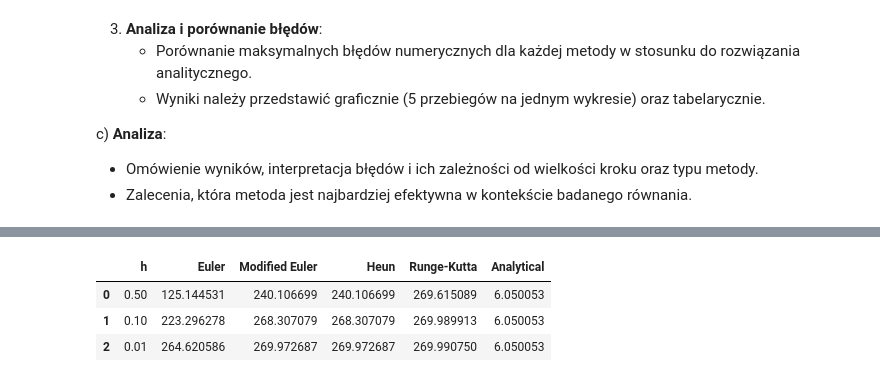
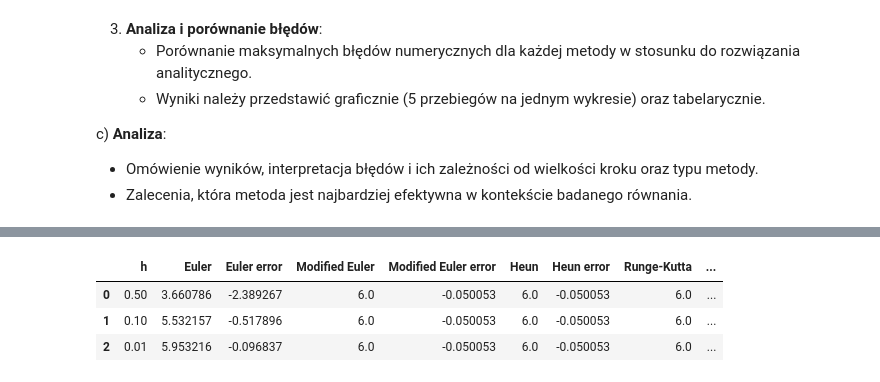
Before and after one commit to Hadidomena/MetodyNumeryczne, a Jupyter notebook: MetodyNumeryczne/Sprawozdanie4.ipynb, the cells around one changed output, grey strips where cells are left out. Saved outputs shown, nothing was run; the diff lists cells and outputs as text; code cells hidden in the pictures.

```diff
--- a/MetodyNumeryczne/Sprawozdanie4.ipynb
+++ b/MetodyNumeryczne/Sprawozdanie4.ipynb
@@ -19,8 +21,7 @@
 
     - Metoda Rungego-Kutty - bardziej zaawansowana metoda, która pozwala na uzyskanie lepszej dokładności dzięki wykorzystaniu kilku ocen nachylenia funkcji w jednym kroku iteracyjnym.
 # %%
-f = lambda x, y: x + y
-
+f = lambda x,y: x + y;
 def euler(x, y, h, target):
     while x < target:
         y += h * f(x, y)
@@ -29,17 +30,13 @@ def euler(x, y, h, target):
 
 def modifiedEuler(x, y, h, target):
     while x < target:
-        k1 = f(x, y)
-        k2 = f(x + h, y + h * k1)
-        y += h * 0.5 * (k1 + k2)
+        y += h * f(x + 0.5*h, y +0.5*h*f(x,y))
         x += h
-    return (x, y)
+    return (x,y)
 
 def heun(x, y, h, target):
     while x < target:
-        k1 = f(x, y)
-        k2 = f(x + h, y + h * k1)
-        y += h * 0.5 * (k1 + k2)
+        y += 0.5 * h * (f(x, y) + f(x + h, y + h * f(x, y)))
         x += h
     return (x, y)
 
@@ -49,7 +46,7 @@ def rungyKatt(x, y, h, target):
         k2 = f(x + 0.5 * h, y + 0.5 * h * k1)
         k3 = f(x + 0.5 * h, y + 0.5 * h * k2)
         k4 = f(x + h, y + h * k3)
-        y += h / 6 * (k1 + 2 * k2 + 2 * k3 + k4)
+        y += h/6*(k1 + 2 * k2 + 2 * k3 + k4)
         x += h
     return (x, y)
 
@@ -81,17 +78,25 @@ c) **Analiza**:
    - Zalecenia, która metoda jest najbardziej efektywna w kontekście badanego równania.
 # %%
 import pandas as pd
+import math as m
+f = lambda x, y: 4 * x / m.pow(1 + m.pow(x, 2), 1 / 3)
 
 hArr = [0.5, 0.1, 0.01]
 analitic = lambda x: 3 * (1 + x ** 2) ** (2/3) - 2.722
 x0, y0, x1 = -2, 6, 2
 results = {"euler": [], "modified": [], "katt": [], "heun": [], "analytic": []}
+errors = {"euler": [], "modified": [], "katt": [], "heun": [], "analytic": []}
 for h in hArr:
     results["euler"].append(euler(x0, y0, h, x1)[1])
     results["modified"].append(modifiedEuler(x0, y0, h, x1)[1])
     results["heun"].append(heun(x0, y0, h, x1)[1])
     results["katt"].append(rungyKatt(x0, y0, h, x1)[1])
     results["analytic"].append(analitic(x1))
+
+    errors["euler"].append(euler(x0, y0, h, x1)[1] - analitic(x1))
+    errors["modified"].append(modifiedEuler(x0, y0, h, x1)[1] - analitic(x1))
+    errors["heun"].append(heun(x0, y0, h, x1)[1] - analitic(x1))
+    errors["katt"].append(rungyKatt(x0, y0, h, x1)[1] - analitic(x1))
 
 import matplotlib.pyplot as plt
 plt.figure(figsize=(8, 5))
@@ -113,15 +118,19 @@ plt.show()
 # %%
 df_results = pd.DataFrame({
     'h': hArr,
     'Euler': results['euler'],
+    'Euler error': errors['euler'],
     'Modified Euler': results['modified'],
+    'Modified Euler error': errors['modified'],
     'Heun': results['heun'],
+    'Heun error': errors['heun'],
     'Runge-Kutta': results['katt'],
+    'Runge-Kutta error': errors['katt'],
     'Analytical': results['analytic']
 })
 df_results
 # %% [output]
-|  | h | Euler | Modified Euler | Heun | Runge-Kutta | Analytical |
-| 0 | 0.50 | 125.144531 | 240.106699 | 240.106699 | 269.615089 | 6.050053 |
-| 1 | 0.10 | 223.296278 | 268.307079 | 268.307079 | 269.989913 | 6.050053 |
-| 2 | 0.01 | 264.620586 | 269.972687 | 269.972687 | 269.990750 | 6.050053 |
+|  | h | Euler | Euler error | Modified Euler | Modified Euler error | Heun | Heun error | Runge-Kutta | ... |
+| 0 | 0.50 | 3.660786 | -2.389267 | 6.0 | -0.050053 | 6.0 | -0.050053 | 6.0 | ... |
+| 1 | 0.10 | 5.532157 | -0.517896 | 6.0 | -0.050053 | 6.0 | -0.050053 | 6.0 | ... |
+| 2 | 0.01 | 5.953216 | -0.096837 | 6.0 | -0.050053 | 6.0 | -0.050053 | 6.0 | ... |
```
Also changed, not shown: parts of 5 cells of this notebook, 2 other files.
